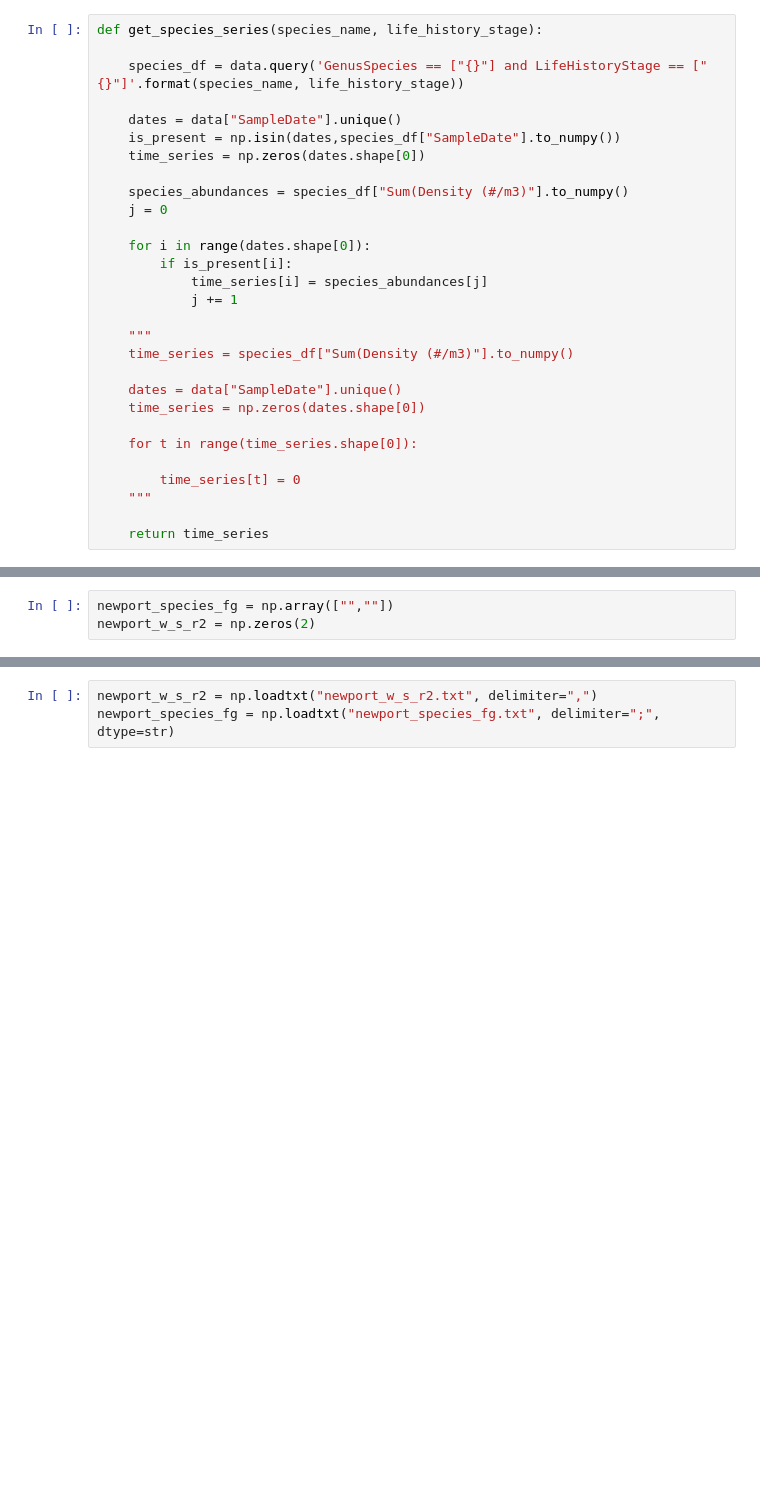
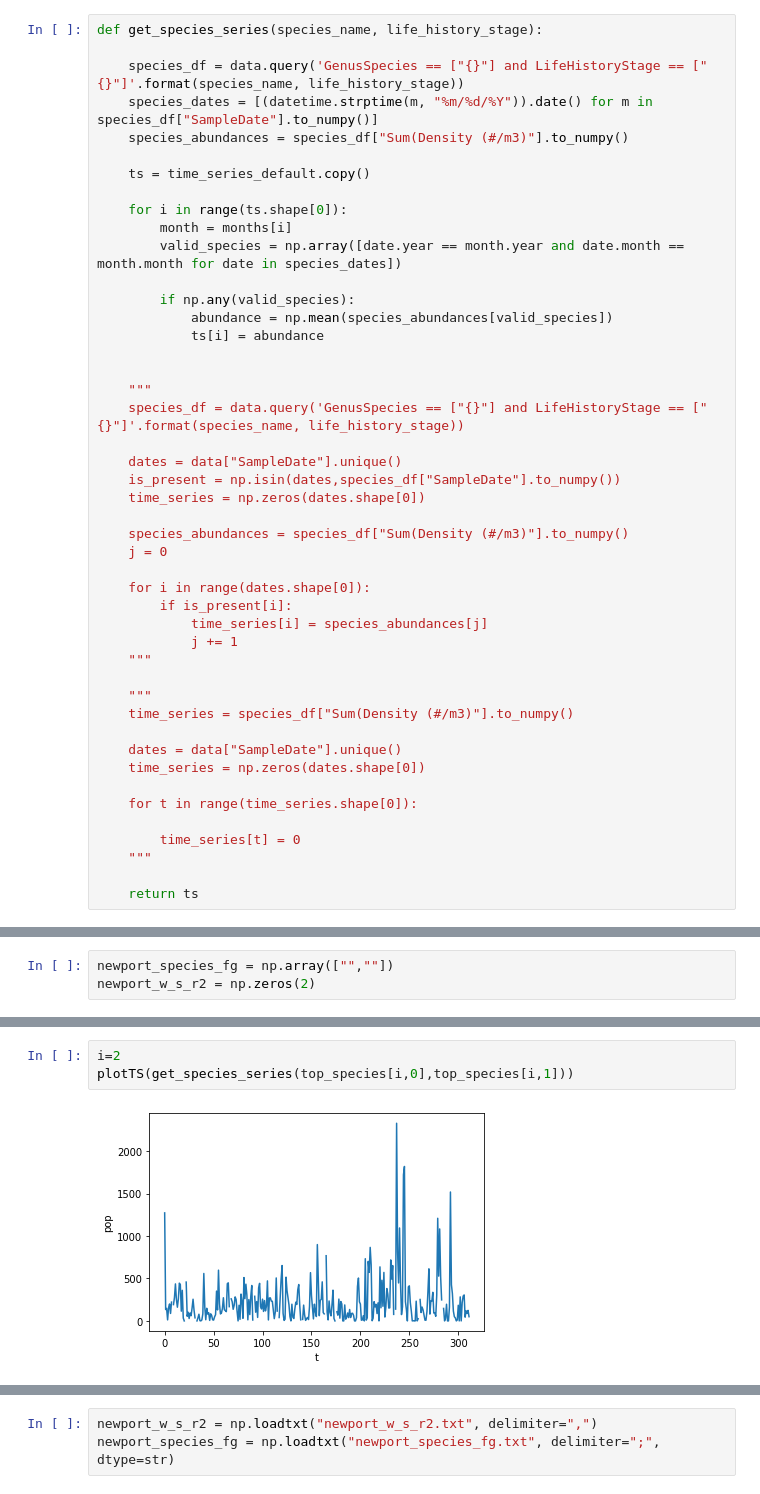
Before and after one commit to kenflat2/Nonlinear-Regression, a Jupyter notebook: Newport Data Analysis.ipynb, the cells around one changed output, grey strips where cells are left out. Cells and saved outputs as stored; diff of their text form; blank space fills up the shorter version.

```diff
--- a/Newport Data Analysis.ipynb
+++ b/Newport Data Analysis.ipynb
@@ -33,6 +73,22 @@ data.head()
 # %%
 def get_species_series(species_name, life_history_stage):
 
+    species_df = data.query('GenusSpecies == ["{}"] and LifeHistoryStage == ["{}"]'.format(species_name, life_history_stage))
+    species_dates = [(datetime.strptime(m, "%m/%d/%Y")).date() for m in species_df["SampleDate"].to_numpy()]
+    species_abundances = species_df["Sum(Density (#/m3)"].to_numpy()
+
+    ts = time_series_default.copy()
+
+    for i in range(ts.shape[0]):
+        month = months[i]
+        valid_species = np.array([date.year == month.year and date.month == month.month for date in species_dates])
+
+        if np.any(valid_species):
+            abundance = np.mean(species_abundances[valid_species])
+            ts[i] = abundance
+
+
+    """
     species_df = data.query('GenusSpecies == ["{}"] and LifeHistoryStage == ["{}"]'.format(species_name, life_history_stage))
 
     dates = data["SampleDate"].unique()
@@ -46,6 +102,7 @@ def get_species_series(species_name, life_history_stage):
         if is_present[i]:
             time_series[i] = species_abundances[j]
             j += 1
+    """
 
     """
     time_series = species_df["Sum(Density (#/m3)"].to_numpy()
@@ -58,4 +115,4 @@ def get_species_series(species_name, life_history_stage):
         time_series[t] = 0
     """
 
-    return time_series
+    return ts
@@ -116 +201,6 @@ for species_name in np.unique(data["GenusSpecies"].to_numpy()):
+# %%
+i=2
+plotTS(get_species_series(top_species[i,0],top_species[i,1]))
+# %% [output]
+[figure, added]
 # %%
```
Also changed, not shown: parts of 38 cells of this notebook, 7 other files.
